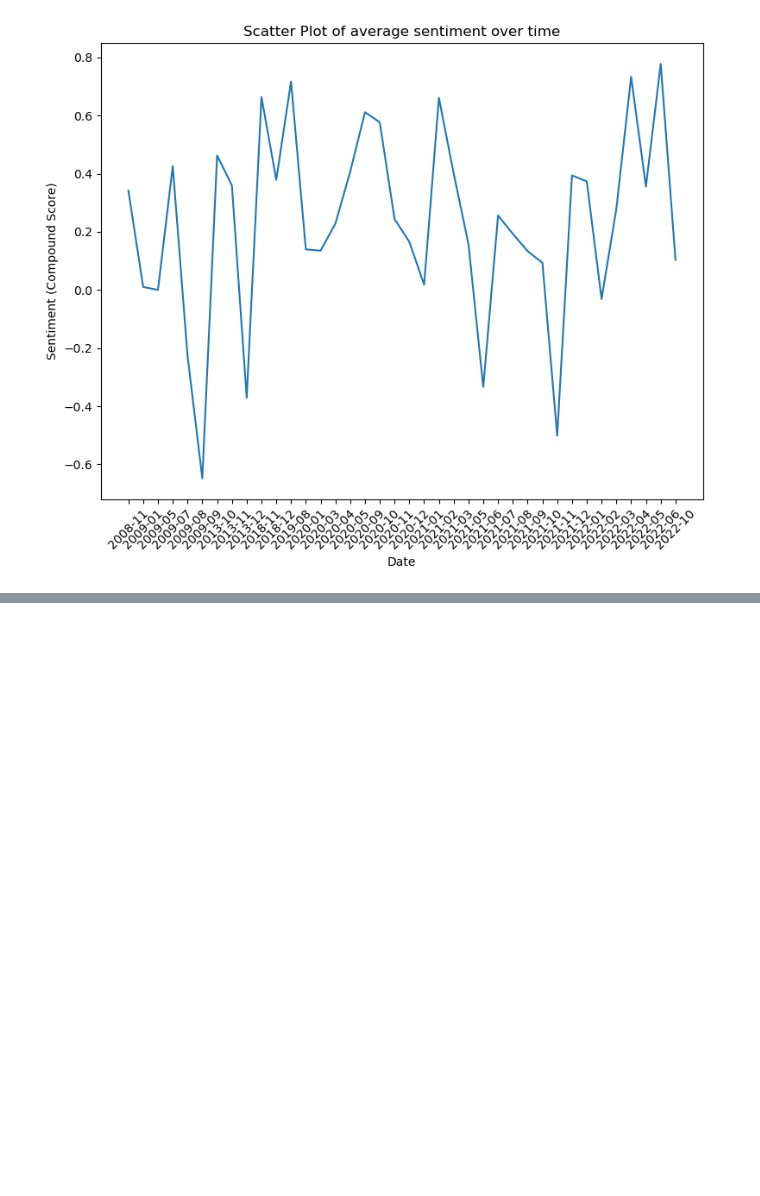
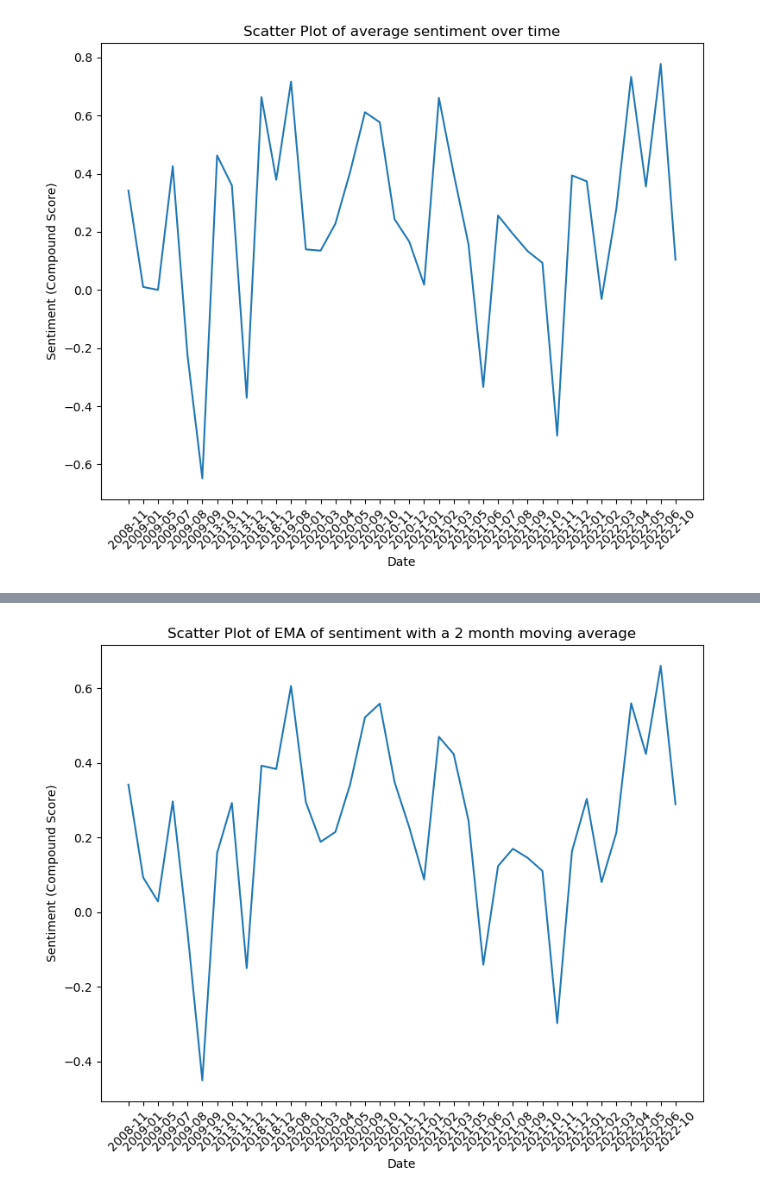
Before and after one commit to Ran-Liao/NLP_project, a Jupyter notebook: nlp_project_sentiment_analysis.ipynb, the cells around one changed output, grey strips where cells are left out. Saved outputs shown, nothing was run; the diff lists cells and outputs as text; code cells hidden in the pictures; blank space fills up the shorter version.

Commit message:
Updated sentiment analysis file with EMA function

```diff
--- a/nlp_project_sentiment_analysis.ipynb
+++ b/nlp_project_sentiment_analysis.ipynb
@@ -69,13 +69,13 @@ culture_plot.head(5)
 | 3 | 2009-07 | 1.247410e+09 | 0.425691 |
 | 4 | 2009-08 | 1.250055e+09 | -0.226150 |
 # %%
-
 date = culture_plot['date_month']
 sentiment = culture_plot['compound_score']
 plt.plot(date, sentiment)
 plt.title('Scatter Plot of average sentiment over time')
 plt.xlabel("Date")  # add X-axis label
 plt.ylabel("Sentiment (Compound Score)")  # add Y-axis label
+plt.rcParams.update({'figure.figsize':(15,10), 'figure.dpi':100})
 plt.xticks(rotation = 45) #change the orientation of x-axis for easy visibility
 plt.show()
 # %% [output]
@@ -82,0 +85,7 @@ plt.show()
+# %%
+#Isolate the variables of interest
+culture_plot_ema = culture[['date_month', 'compound_score']]
+
+#Calculate the mean by group so that each score only has one associated date
+culture_plot_ema = pd.DataFrame(culture_plot_ema.groupby('date_month').mean().reset_index())
+culture_plot_ema.head()
@@ -82,0 +99,6 @@ plt.show()
+# %%
+#calculate EMA of sentiment score at a 2 month interval
+#span= is the interval specification
+culture_plot_ema['EWMA2'] = culture_plot_ema['compound_score'].ewm(span=2).mean()
+culture_plot_ema = pd.DataFrame(culture_plot_ema)
+culture_plot_ema.head(5)
@@ -82,0 +112,12 @@ plt.show()
+# %%
+date = culture_plot_ema['date_month']
+sentiment = culture_plot_ema['EWMA2']
+plt.plot(date, sentiment)
+plt.title('Scatter Plot of EMA of sentiment with a 2 month moving average')
+plt.xlabel("Date")  # add X-axis label
+plt.ylabel("Sentiment (Compound Score)")  # add Y-axis label
+plt.rcParams.update({'figure.figsize':(15,10), 'figure.dpi':100})
+plt.xticks(rotation = 45) #change the orientation of x-axis for easy visibility
+plt.show()
+# %% [output]
+[figure, added]
```
Also changed, not shown: parts of 4 cells of this notebook.
